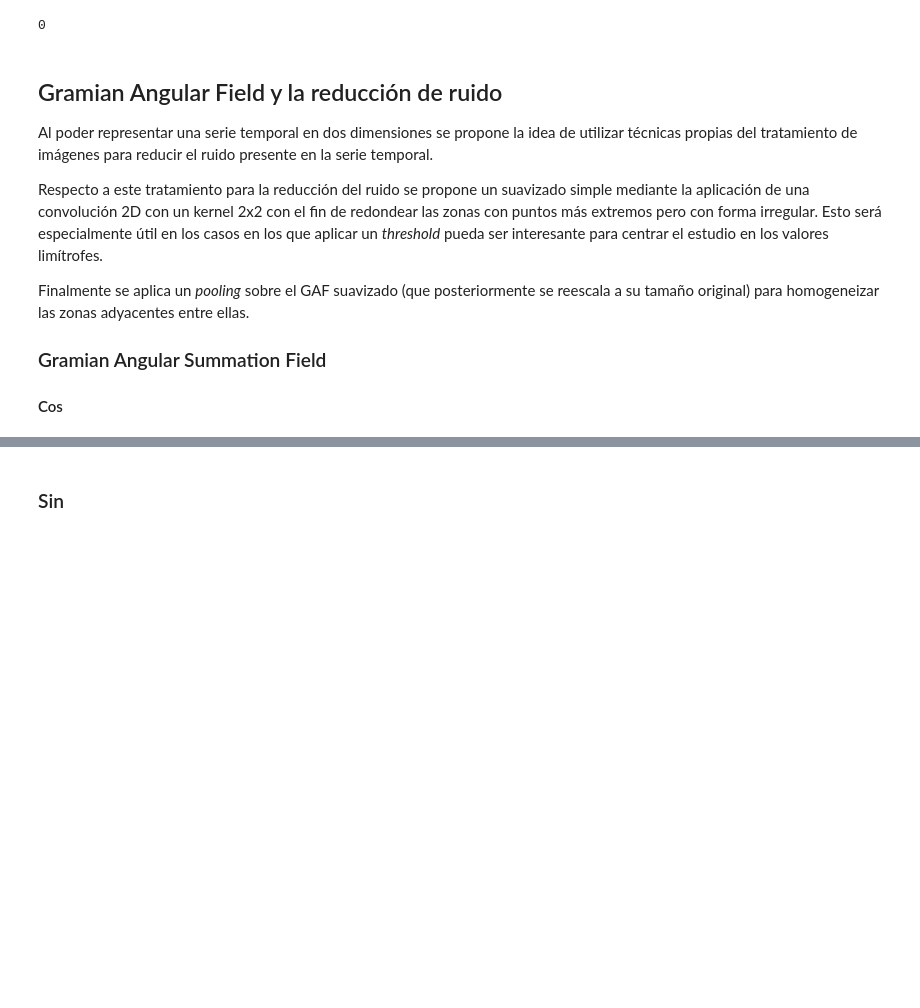
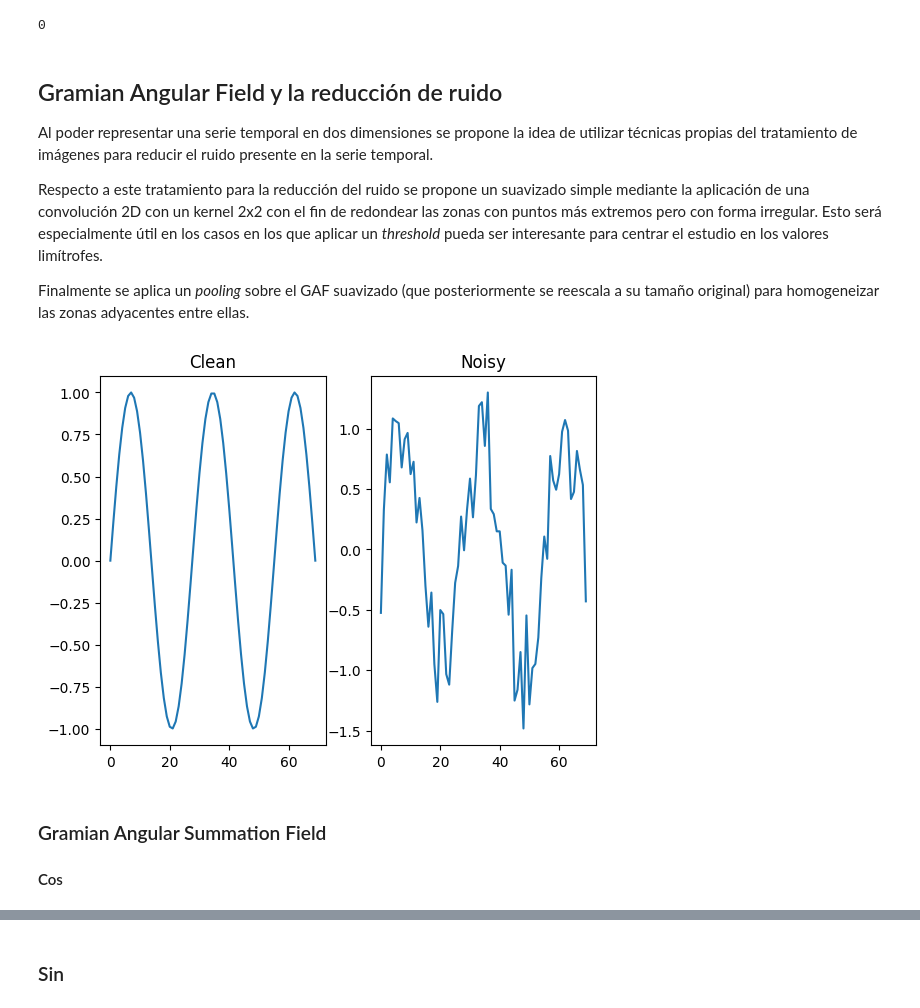
Before and after one commit to cperezln/vg_gaf, a Jupyter notebook: Experimentos (HVG - GAF).ipynb, the cells around one changed output, grey strips where cells are left out. Cells and saved outputs as stored; diff of their text form; code cells hidden in the pictures; blank space fills up the shorter version.

```diff
--- a/Experimentos (HVG - GAF).ipynb
+++ b/Experimentos (HVG - GAF).ipynb
@@ -386,8 +386,4 @@ Al poder representar una serie temporal en dos dimensiones se propone la idea de
 Respecto a este tratamiento para la reducción del ruido se propone un suavizado simple mediante la aplicación de una convolución 2D con un kernel 2x2 con el fin de redondear las zonas con puntos más extremos pero con forma irregular. Esto será especialmente útil en los casos en los que aplicar un _threshold_ pueda ser interesante para centrar el estudio en los valores limítrofes.
 
 Finalmente se aplica un _pooling_ sobre el GAF suavizado (que posteriormente se reescala a su tamaño original) para homogeneizar las zonas adyacentes entre ellas.
-
-### Gramian Angular Summation Field
-
-#### Cos
 # %%
@@ -398,6 +394,22 @@ periodic = np.sin(np.linspace(0, 4*np.pi, n))
 np.random.seed(seed=seed)
 gaussian_noise = np.random.randn(n)
 combination = periodic + 0.3 * gaussian_noise
+# %%
+ax1 = plt.subplot(1, 2, 1)
+ax1.plot(periodic)
+ax1.set_title("Clean")
+
+ax2 = plt.subplot(1, 2, 2)
+ax2.plot(combination)
+ax2.set_title("Noisy")
+
+plt.show()
+# %% [output]
+[figure, added]
+# %% [markdown]
+### Gramian Angular Summation Field
+
+#### Cos
 # %%
 g, ng = generate_gafs(periodic, combination, "sum", np.cos)
 plot_with_threshold(g, ng, threshold=0., pool_func=np.median)
```
Also changed, not shown: parts of 5 cells of this notebook, 5 other files.
